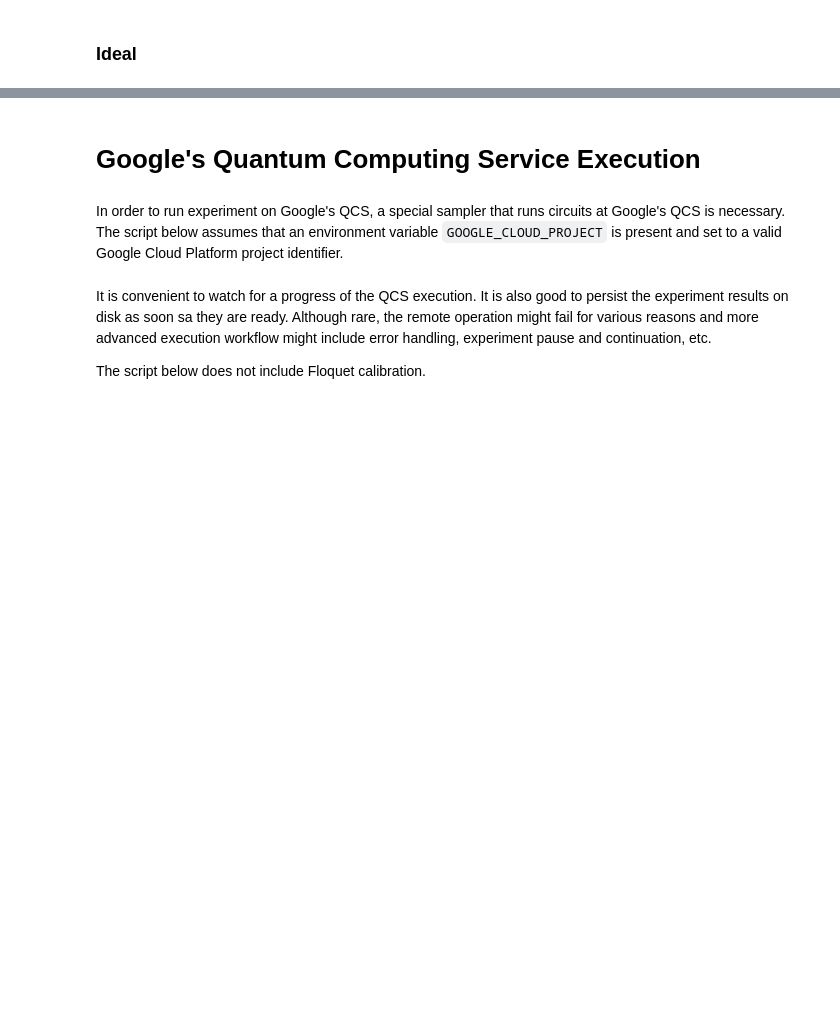
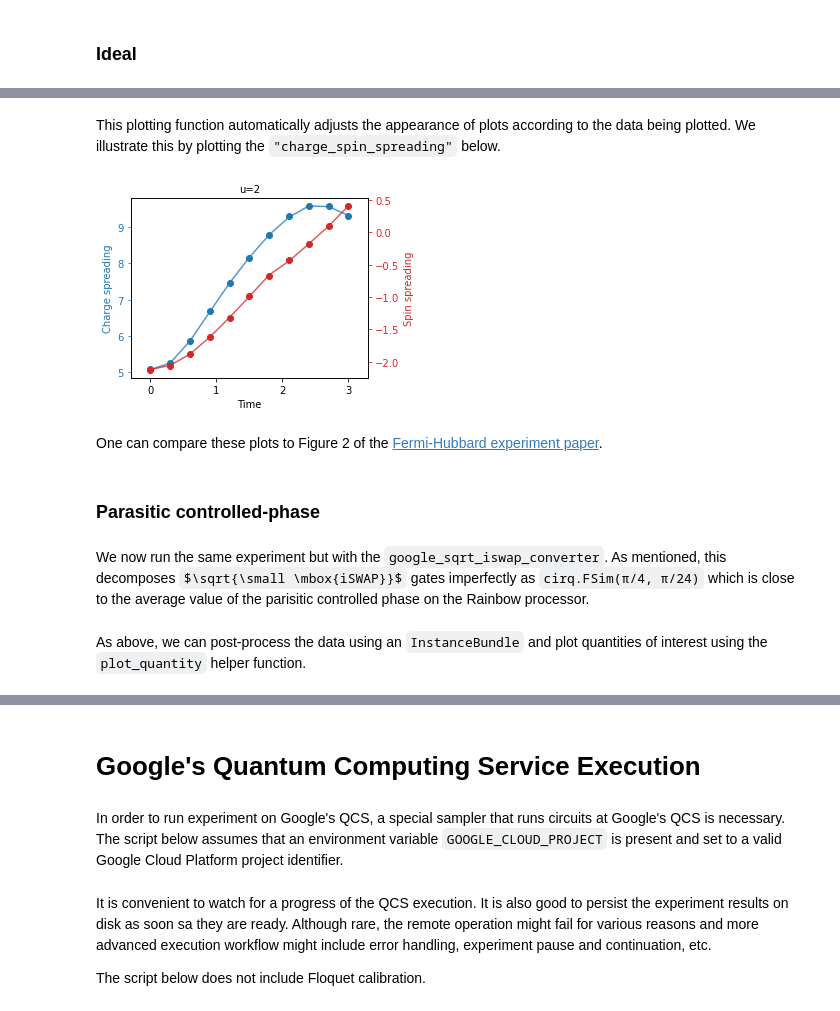
Before and after one commit to quantumlib/ReCirq, a Jupyter notebook: docs/fermi_hubbard/experiment_example.ipynb, the cells around one changed output, grey strips where cells are left out. Cells and saved outputs as stored; diff of their text form; code cells hidden in the pictures; some formulas as TeX source; blank space fills up the shorter version.

```diff
--- a/docs/fermi_hubbard/experiment_example.ipynb
+++ b/docs/fermi_hubbard/experiment_example.ipynb
@@ -146,0 +309,13 @@ plot_quantity(bundle, 'charge_spin_spreading', show_std_error=True);
+# %% [markdown]
+This plotting function automatically adjusts the appearance of plots according to the data being plotted. We illustrate this by plotting the `"charge_spin_spreading"` below.
+# %%
+"""Plot the charge spin spreading."""
+fermi_hubbard.plot_quantity(bundle, "charge_spin_spreading");
+# %% [output]
+[figure, added]
+# %% [markdown]
+One can compare these plots to Figure 2 of the [Fermi-Hubbard experiment paper](https://arxiv.org/abs/2010.07965).
+# %% [markdown]
+### Parasitic controlled-phase
+# %% [markdown]
+We now run the same experiment but with the `google_sqrt_iswap_converter`. As mentioned, this decomposes $\sqrt{\small \mbox{iSWAP}}$ gates imperfectly as `cirq.FSim(π/4, π/24)` which is close to the average value of the parisitic controlled phase on the Rainbow processor.
@@ -146,0 +338,2 @@ plot_quantity(bundle, 'charge_spin_spreading', show_std_error=True);
+# %% [markdown]
+As above, we can post-process the data using an `InstanceBundle` and plot quantities of interest using the `plot_quantity` helper function.
```
Also changed, not shown: parts of 90 cells of this notebook.
